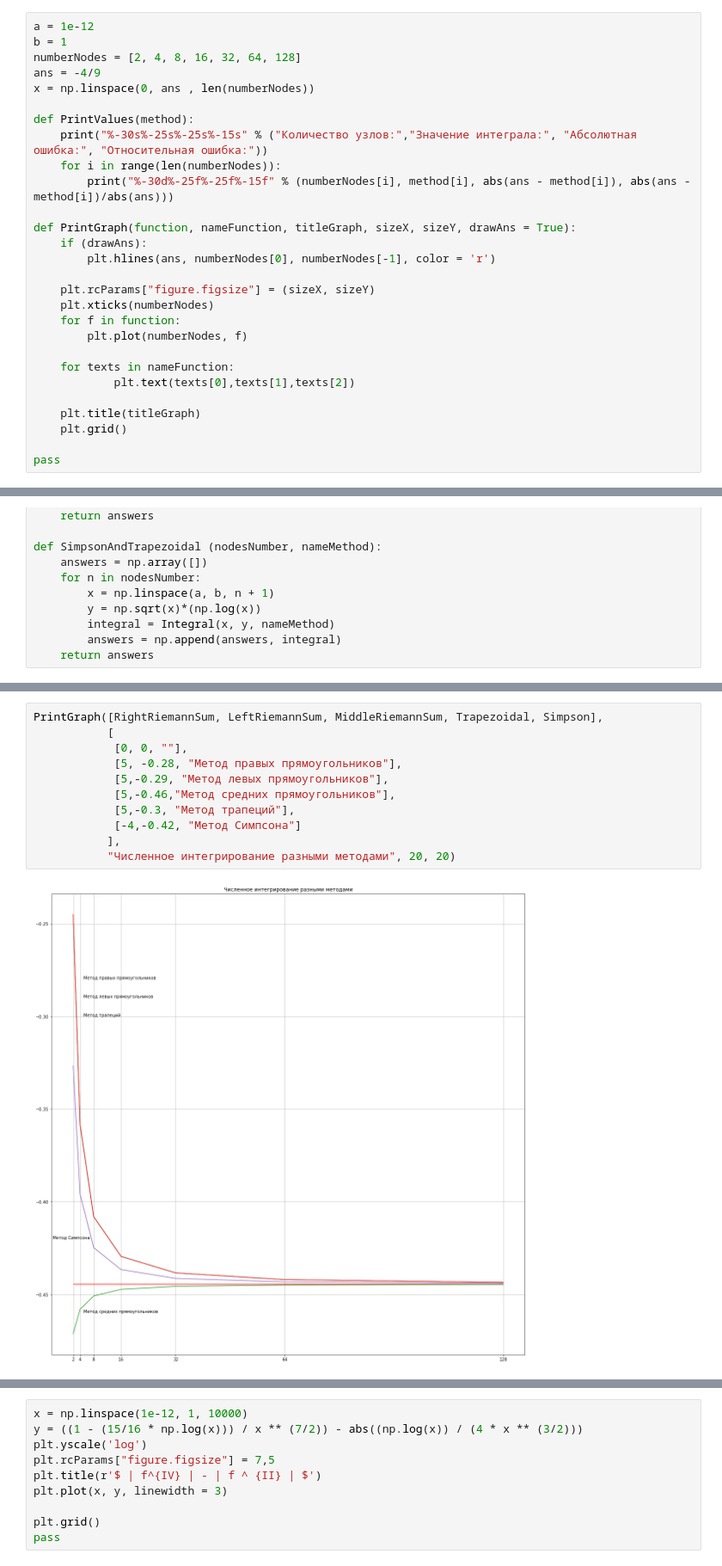
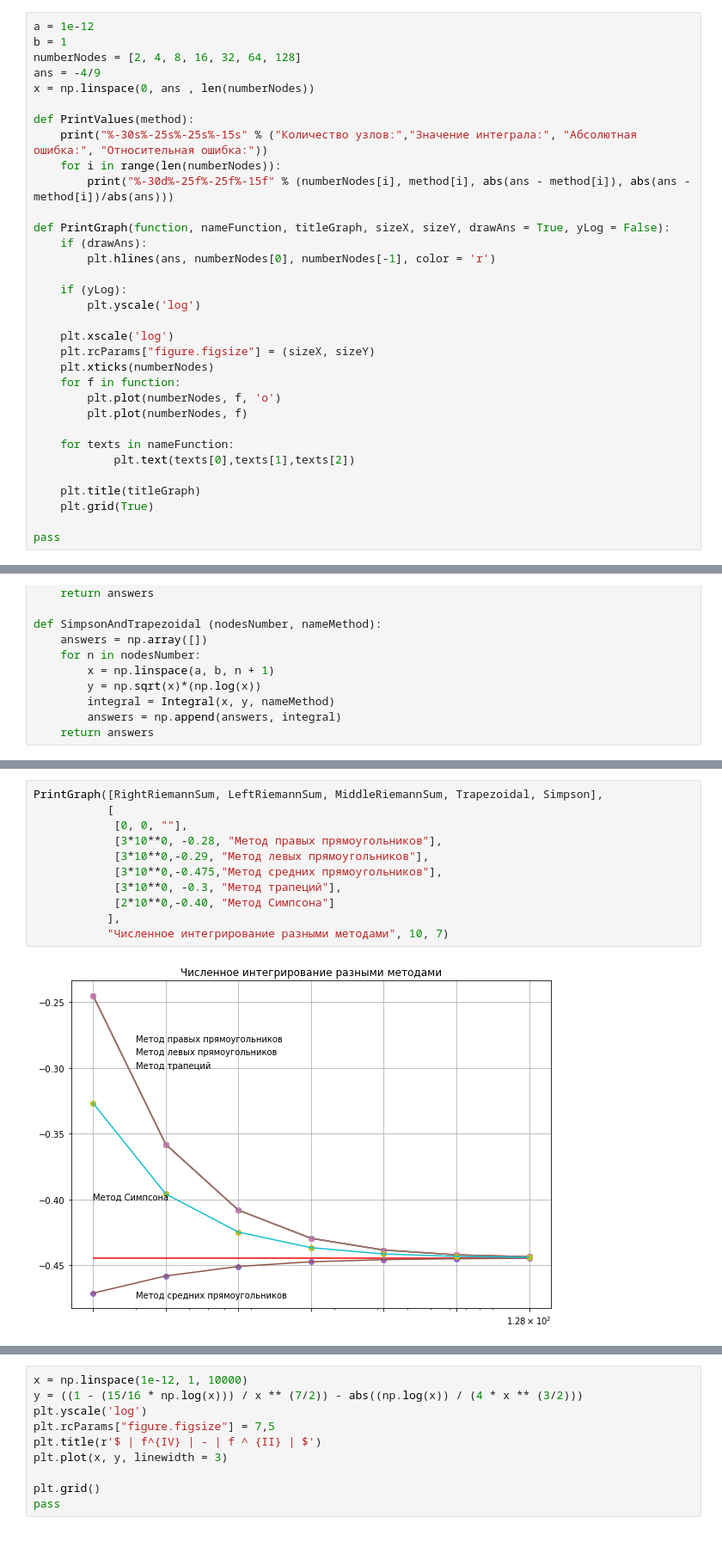
Before and after one commit to Namxobick/ComputerMathematicsSystems, a Jupyter notebook: CMS.ipynb, the cells around one changed output, grey strips where cells are left out. Shown at 86% size. Drawn from its saved outputs; the diff is of its cells as text; blank space fills up the shorter version.

```diff
--- a/CMS.ipynb
+++ b/CMS.ipynb
@@ -40,20 +41,25 @@ def PrintValues(method):
     for i in range(len(numberNodes)):
         print("%-30d%-25f%-25f%-15f" % (numberNodes[i], method[i], abs(ans - method[i]), abs(ans - method[i])/abs(ans)))
 
-def PrintGraph(function, nameFunction, titleGraph, sizeX, sizeY, drawAns = True):
+def PrintGraph(function, nameFunction, titleGraph, sizeX, sizeY, drawAns = True, yLog = False):
     if (drawAns):
         plt.hlines(ans, numberNodes[0], numberNodes[-1], color = 'r')
 
+    if (yLog):
+        plt.yscale('log')
+
+    plt.xscale('log')
     plt.rcParams["figure.figsize"] = (sizeX, sizeY)
     plt.xticks(numberNodes)
     for f in function:
+        plt.plot(numberNodes, f, 'o')
         plt.plot(numberNodes, f)
 
     for texts in nameFunction:
             plt.text(texts[0],texts[1],texts[2])
 
     plt.title(titleGraph)
-    plt.grid()
+    plt.grid(True)
 
 pass
 # %% [markdown]
@@ -165,16 +223,16 @@ PrintGraph([Simpson],[], "Метод Симпсона", 10, 5)
 # %%
 PrintGraph([RightRiemannSum, LeftRiemannSum, MiddleRiemannSum, Trapezoidal, Simpson],
            [
             [0, 0, ""],
-            [5, -0.28, "Метод правых прямоугольников"],
-            [5,-0.29, "Метод левых прямоугольников"],
-            [5,-0.46,"Метод средних прямоугольников"],
-            [5,-0.3, "Метод трапеций"],
-            [-4,-0.42, "Метод Симпсона"]
+            [3*10**0, -0.28, "Метод правых прямоугольников"],
+            [3*10**0,-0.29, "Метод левых прямоугольников"],
+            [3*10**0,-0.475,"Метод средних прямоугольников"],
+            [3*10**0, -0.3, "Метод трапеций"],
+            [2*10**0,-0.40, "Метод Симпсона"]
            ],
-           "Численное интегрирование разными методами", 20, 20)
+           "Численное интегрирование разными методами", 10, 7)
 # %% [output]
-[figure, old version]
+[figure, new version]
 # %%
 PrintGraph([abs(RightRiemannSum - ans), abs(LeftRiemannSum - ans), abs(MiddleRiemannSum - ans),
             abs(Trapezoidal - ans), abs(Simpson - ans)],
```
Also changed, not shown: parts of 25 cells of this notebook.
